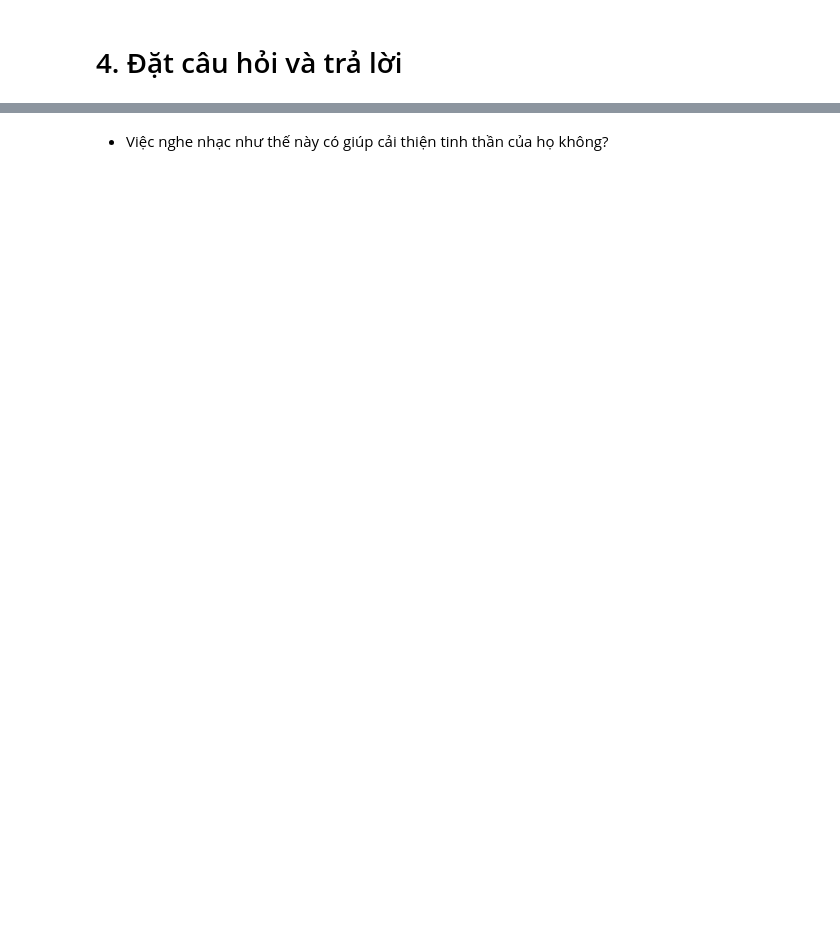
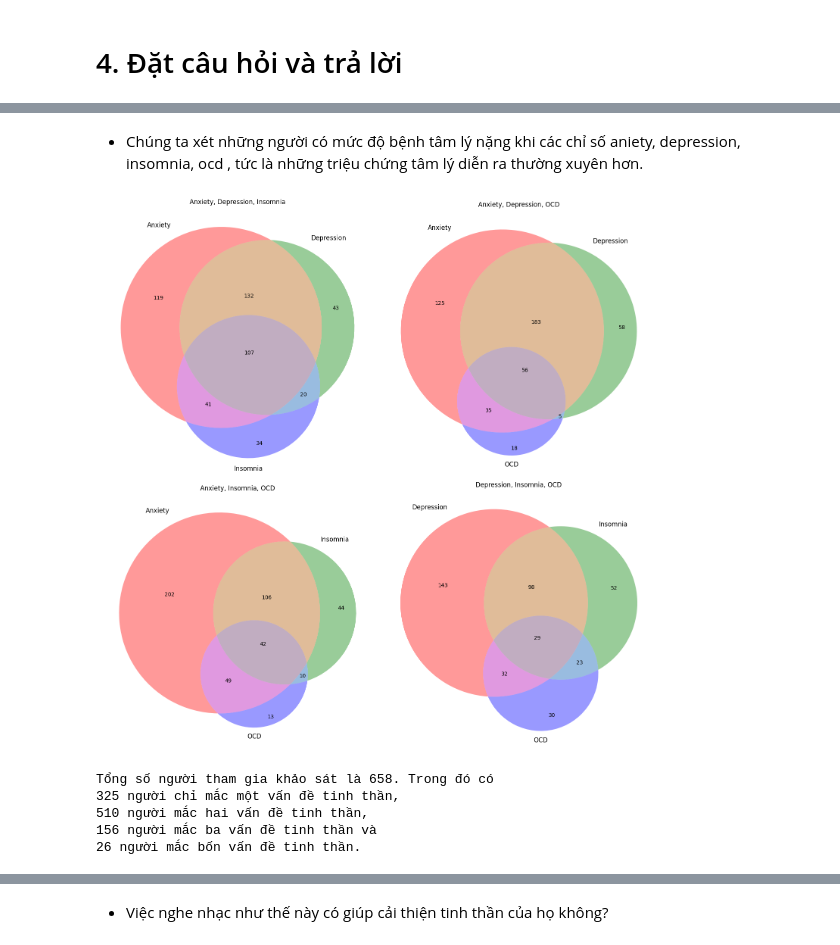
Before and after one commit to HungLVT/DS, a Jupyter notebook: 4.0-questions-and-answers.ipynb, the cells around one changed output, grey strips where cells are left out. Drawn from its saved outputs; the diff is of its cells as text; code cells hidden in the pictures; blank space fills up the shorter version.

Commit message:
tinh chỉnh câu 1

```diff
--- a/4.0-questions-and-answers.ipynb
+++ b/4.0-questions-and-answers.ipynb
@@ -41,0 +71,3 @@ Trung bình số giờ nghe nhạc của một người trong bài khảo sát l
+# %% [markdown]
+
+- Chúng ta xét những người có mức độ bệnh tâm lý nặng khi các chỉ số aniety, depression, insomnia, ocd , tức là những triệu chứng tâm lý diễn ra thường xuyên hơn.
@@ -41,0 +81,62 @@ Trung bình số giờ nghe nhạc của một người trong bài khảo sát l
+# %%
+# Tạo các set cho mỗi loại bệnh
+set_anxiety = set(df_anxiety.index)
+set_depression = set(df_depression.index)
+set_insomnia = set(df_insomnia.index)
+set_ocd = set(df_ocd.index)
+# %%
+# Vẽ biểu đồ Venn để thấy sự giao nhau của các loại bệnh
+fig, axes = plt.subplots(2, 2, figsize=(15, 15))
+
+# Biểu đồ Venn cho Anxiety, Depression, Insomnia
+venn3([set_anxiety, set_depression, set_insomnia], ('Anxiety', 'Depression', 'Insomnia'), ax=axes[0, 0])
+axes[0, 0].set_title('Anxiety, Depression, Insomnia')
+
+# Biểu đồ Venn cho Anxiety, Depression, OCD
+venn3([set_anxiety, set_depression, set_ocd], ('Anxiety', 'Depression', 'OCD'), ax=axes[0, 1])
+axes[0, 1].set_title('Anxiety, Depression, OCD')
+
+# Biểu đồ Venn cho Anxiety, Insomnia, OCD
+venn3([set_anxiety, set_insomnia, set_ocd], ('Anxiety', 'Insomnia', 'OCD'), ax=axes[1, 0])
+axes[1, 0].set_title('Anxiety, Insomnia, OCD')
+
+# Biểu đồ Venn cho Depression, Insomnia, OCD
+venn3([set_depression, set_insomnia, set_ocd], ('Depression', 'Insomnia', 'OCD'), ax=axes[1, 1])
+axes[1, 1].set_title('Depression, Insomnia, OCD')
+
+plt.tight_layout()
+plt.show()
+# %% [output]
+[figure, added]
+# %%
+# Phân tích tỉ lệ một người có thể mắc nhiều vấn đề tinh thần cùng lúc
+# Sửa lại cách tính toán các giá trị
+four_issue = len(set_anxiety.intersection(set_depression, set_insomnia, set_ocd))
+
+three_issue = len(set_anxiety.intersection(set_depression, set_insomnia)) + \
+                        len(set_anxiety.intersection(set_depression, set_ocd)) + \
+                        len(set_anxiety.intersection(set_insomnia, set_ocd)) + \
+                        len(set_depression.intersection(set_insomnia, set_ocd)) - \
+                        3 * four_issue
+
+two_issue = len(set_anxiety.intersection(set_depression)) + \
+                      len(set_anxiety.intersection(set_insomnia)) + \
+                      len(set_anxiety.intersection(set_ocd)) + \
+                      len(set_depression.intersection(set_insomnia)) + \
+                      len(set_depression.intersection(set_ocd)) + \
+                      len(set_insomnia.intersection(set_ocd)) - \
+                      three_issue - 2 * four_issue
+
+one_issue = len(set_anxiety) + len(set_depression) + len(set_insomnia) + len(set_ocd) - \
+                      two_issue - three_issue - four_issue
+
+total = len(df)
+
+print(f'Tổng số người tham gia khảo sát là {total}. Trong đó có\n{one_issue} người chỉ mắc một vấn đề tinh thần,\n{two_issue} người mắc hai vấn đề tinh thần, \
+      \n{three_issue} người mắc ba vấn đề tinh thần và \n{four_issue} người mắc bốn vấn đề tinh thần.')
+# %% [output]
+Tổng số người tham gia khảo sát là 658. Trong đó có
+325 người chỉ mắc một vấn đề tinh thần,
+510 người mắc hai vấn đề tinh thần,
+156 người mắc ba vấn đề tinh thần và
+26 người mắc bốn vấn đề tinh thần.
```
Also changed, not shown: parts of 16 cells of this notebook.
